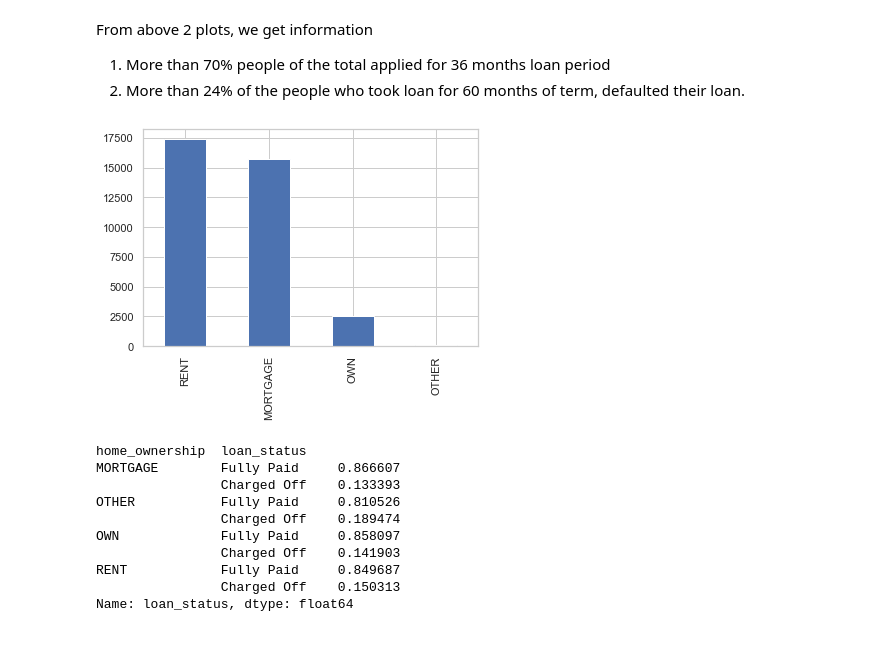
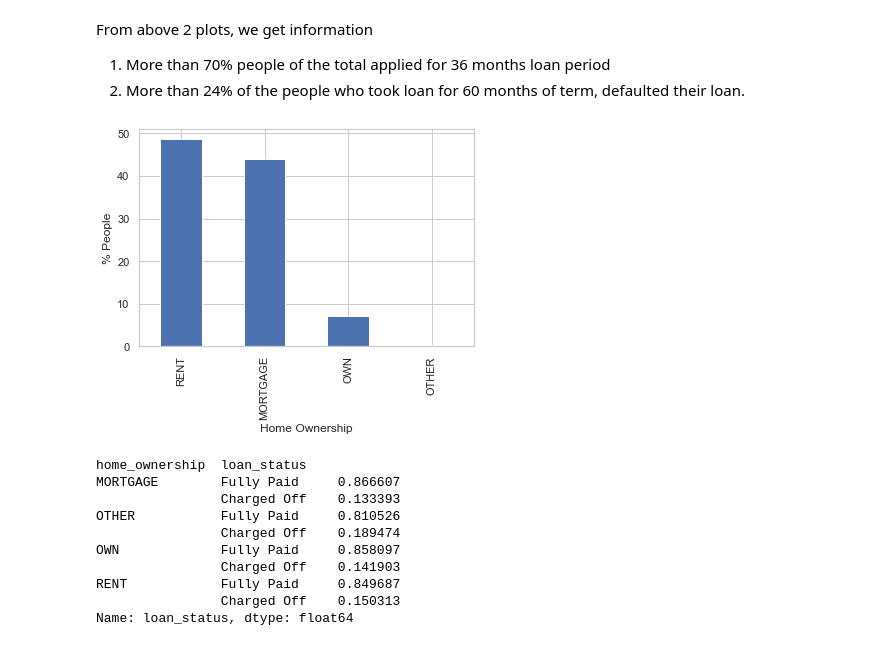
Before and after one commit to Harshulagarwal/LendingClubCaseStudy, a Jupyter notebook: LENDING_CLUB_CASE_STUDY.ipynb, the cells around one changed output. Saved outputs shown, nothing was run; the diff lists cells and outputs as text; code cells hidden in the pictures.

```diff
--- a/LENDING_CLUB_CASE_STUDY.ipynb
+++ b/LENDING_CLUB_CASE_STUDY.ipynb
@@ -556,9 +562,9 @@ From above 2 plots, we get information
 1. More than 70% people of the total applied for 36 months loan period
 2. More than 24% of the people who took loan for 60 months of term, defaulted their loan.
 # %%
-loan['home_ownership'].value_counts().plot.bar()
+(loan['home_ownership'].value_counts(1)*100).plot.bar(xlabel = 'Home Ownership' ,ylabel = '% People')
 plt.show()
 # %% [output]
-[figure, old version]
+[figure, new version]
 # %%
 # TODO: Analysis wrt to home ownership
```
Also changed, not shown: parts of 27 cells of this notebook.
